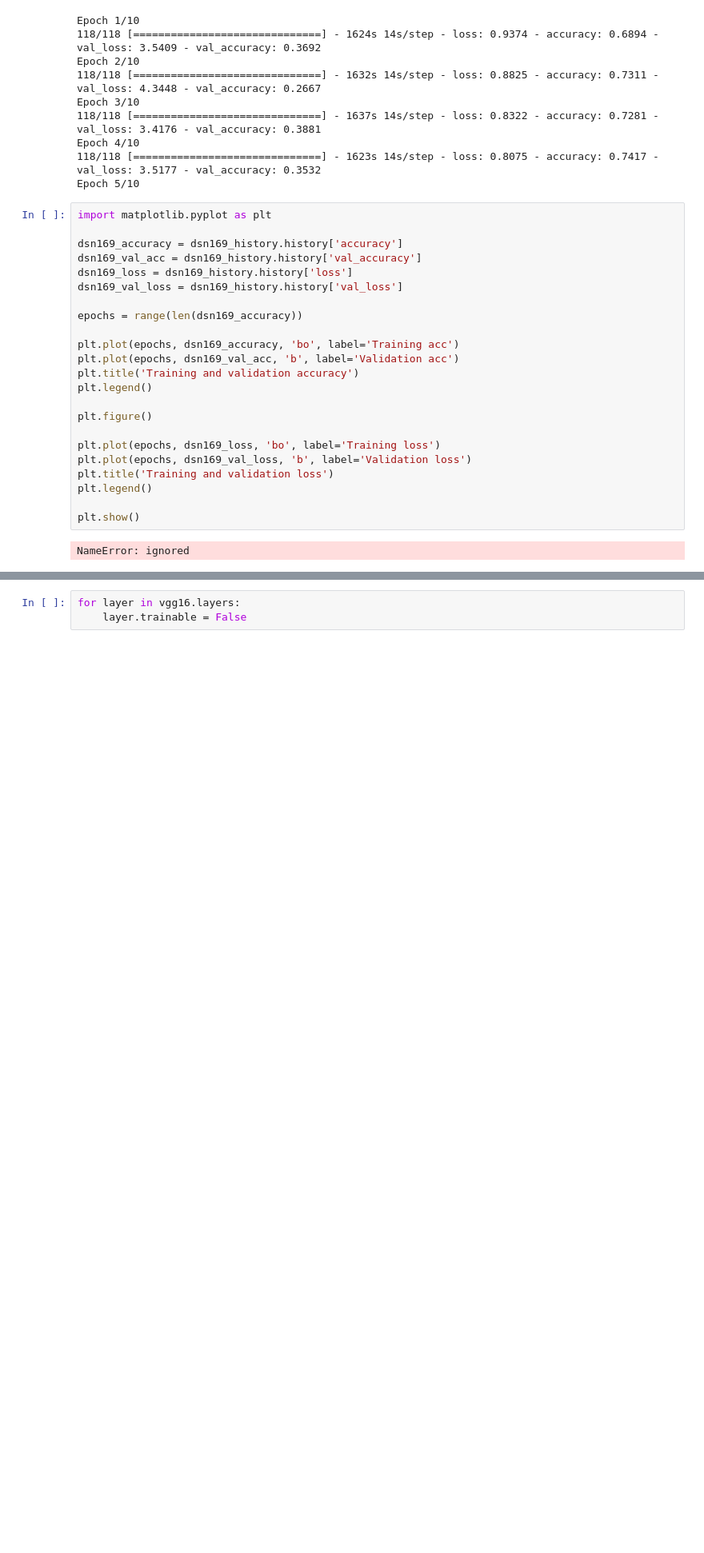
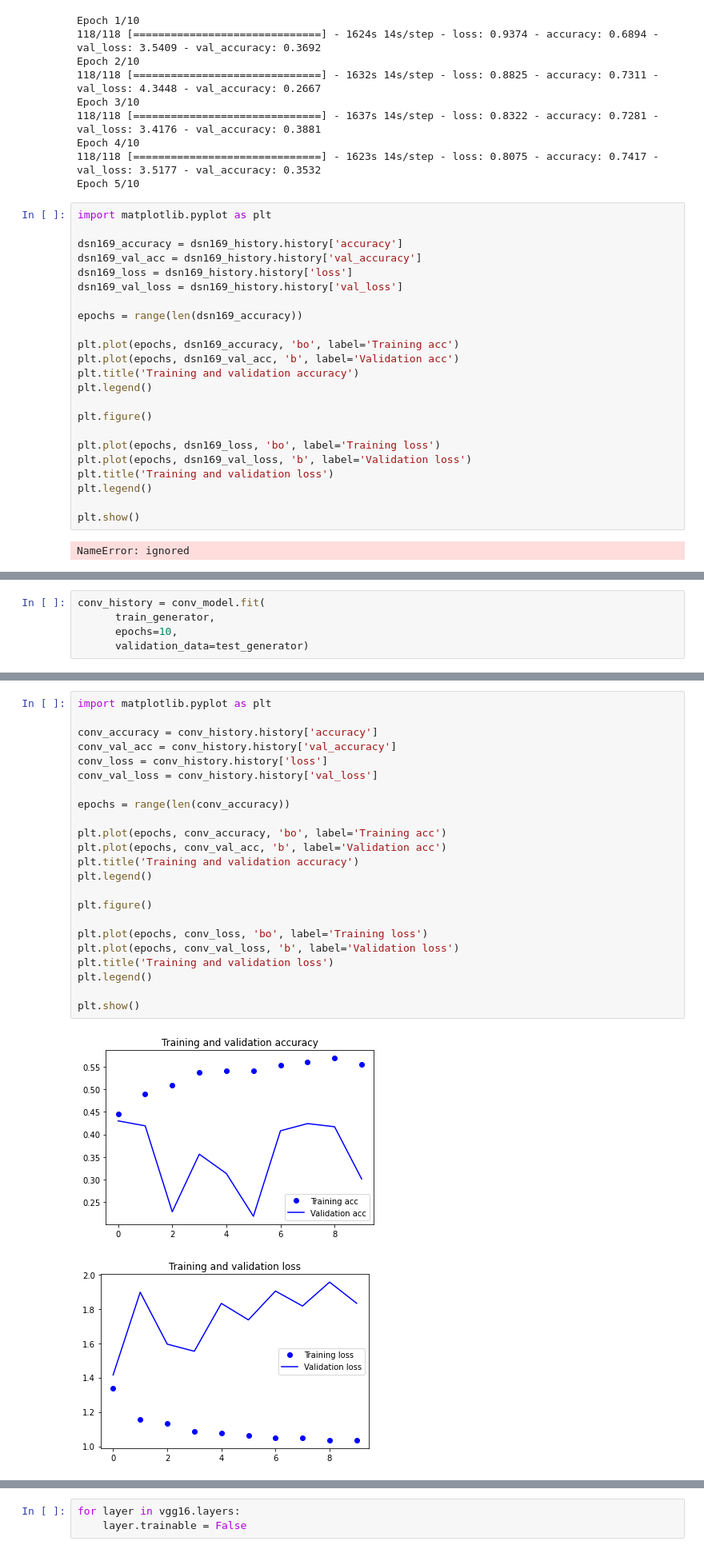
Before and after one commit to nopynospy/cnn_paddy_leaf, a Jupyter notebook: coffee_leaf.ipynb, the cells around one changed output, grey strips where cells are left out. Shown at 80% size. Saved outputs shown, nothing was run; the diff lists cells and outputs as text; blank space fills up the shorter version.

Commit message:
Add convolutional model

```diff
--- a/coffee_leaf.ipynb
+++ b/coffee_leaf.ipynb
@@ -233,0 +283,5 @@ NameError: ignored
+# %%
+conv_history = conv_model.fit(
+      train_generator,
+      epochs=10,
+      validation_data=test_generator)
@@ -233,0 +309,26 @@ NameError: ignored
+# %%
+import matplotlib.pyplot as plt
+
+conv_accuracy = conv_history.history['accuracy']
+conv_val_acc = conv_history.history['val_accuracy']
+conv_loss = conv_history.history['loss']
+conv_val_loss = conv_history.history['val_loss']
+
+epochs = range(len(conv_accuracy))
+
+plt.plot(epochs, conv_accuracy, 'bo', label='Training acc')
+plt.plot(epochs, conv_val_acc, 'b', label='Validation acc')
+plt.title('Training and validation accuracy')
+plt.legend()
+
+plt.figure()
+
+plt.plot(epochs, conv_loss, 'bo', label='Training loss')
+plt.plot(epochs, conv_val_loss, 'b', label='Validation loss')
+plt.title('Training and validation loss')
+plt.legend()
+
+plt.show()
+# %% [output]
+[figure, added]
+[figure, added]
```
Also changed, not shown: parts of 9 cells of this notebook.
